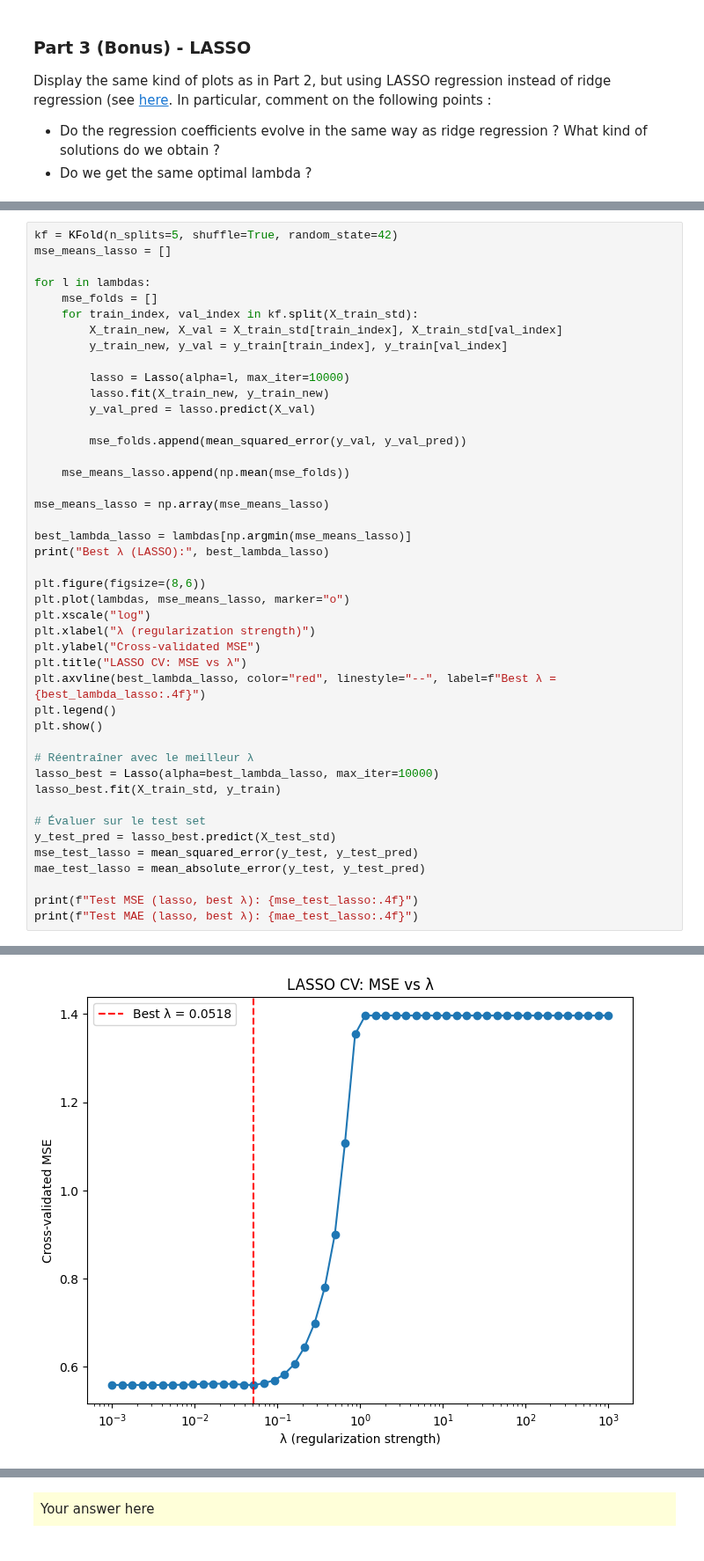
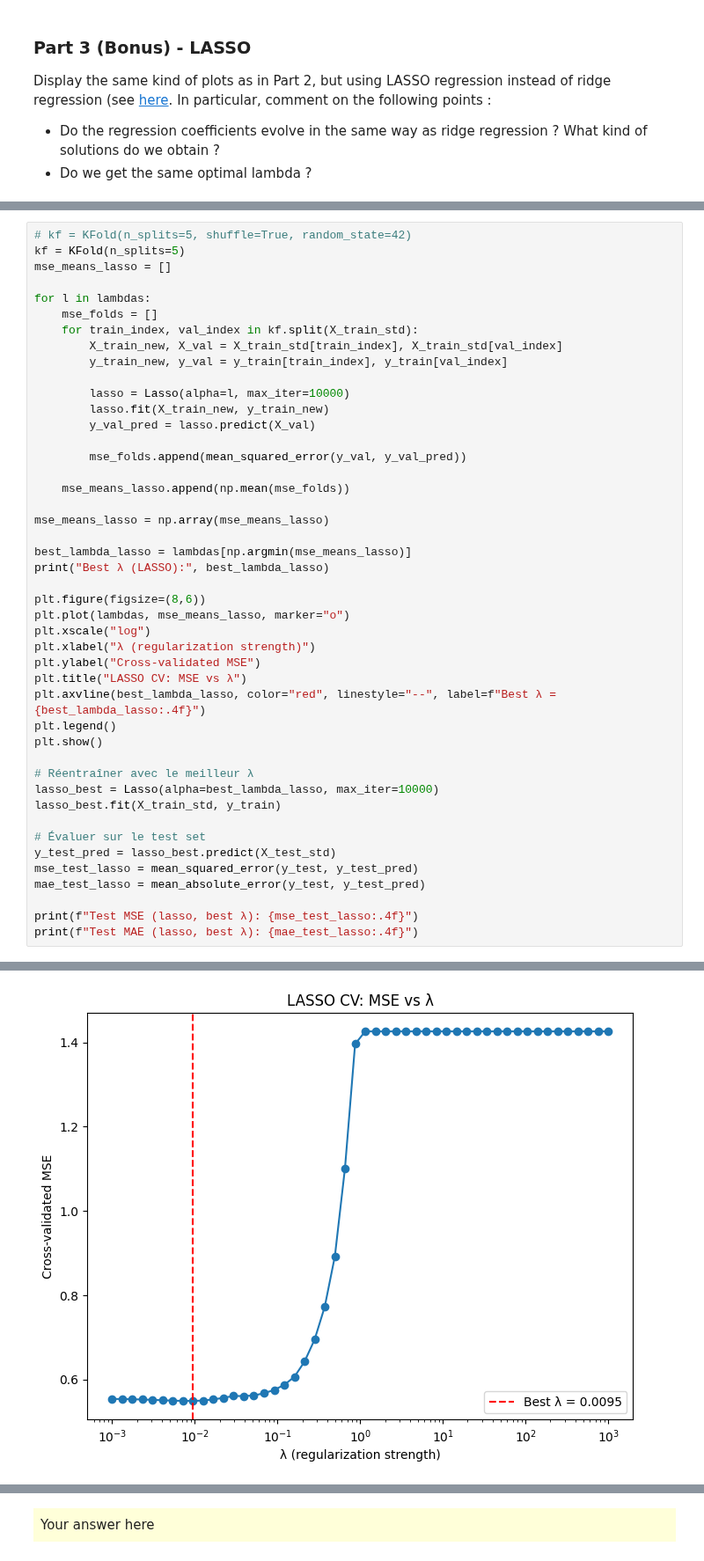
Before and after one commit to milanolivia/decision-apprentissage, a Jupyter notebook: lab1_AMORRI_MILANO/lab1.ipynb, the cells around one changed output, grey strips where cells are left out. Shown at 88% size. Cells and saved outputs as stored; diff of their text form.

Commit message:
lab 1 + kfold without shuffle

```diff
--- a/lab1_AMORRI_MILANO/lab1.ipynb
+++ b/lab1_AMORRI_MILANO/lab1.ipynb
@@ -457,7 +458,8 @@ plt.show()
 # %% [output]
 [figure]
 # %%
-kf = KFold(n_splits=5, shuffle=True, random_state=42)
+# kf = KFold(n_splits=5, shuffle=True, random_state=42)
+kf = KFold(n_splits=5)
 mse_means_lasso = []
 
 for l in lambdas:
@@ -505 +507 @@ Best λ (LASSO): 0.0517947467923121
-[figure, old version]
+[figure, new version]
```
Also changed, not shown: parts of 2 cells of this notebook.
